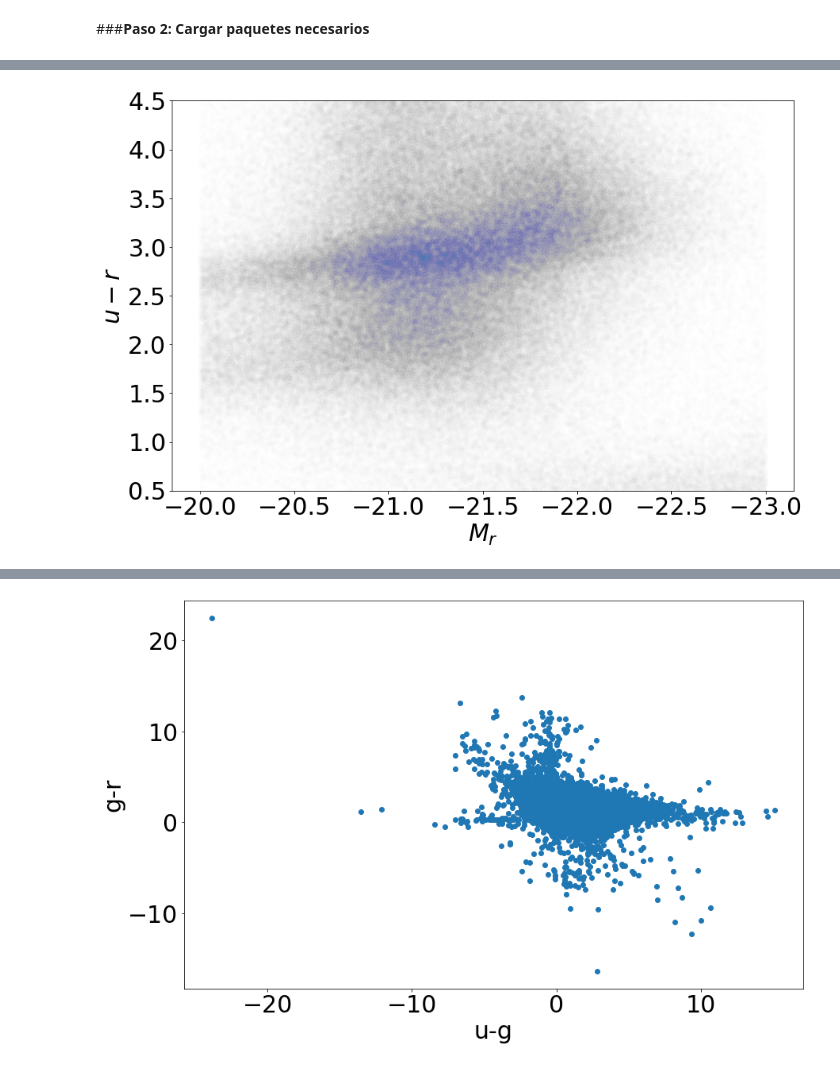
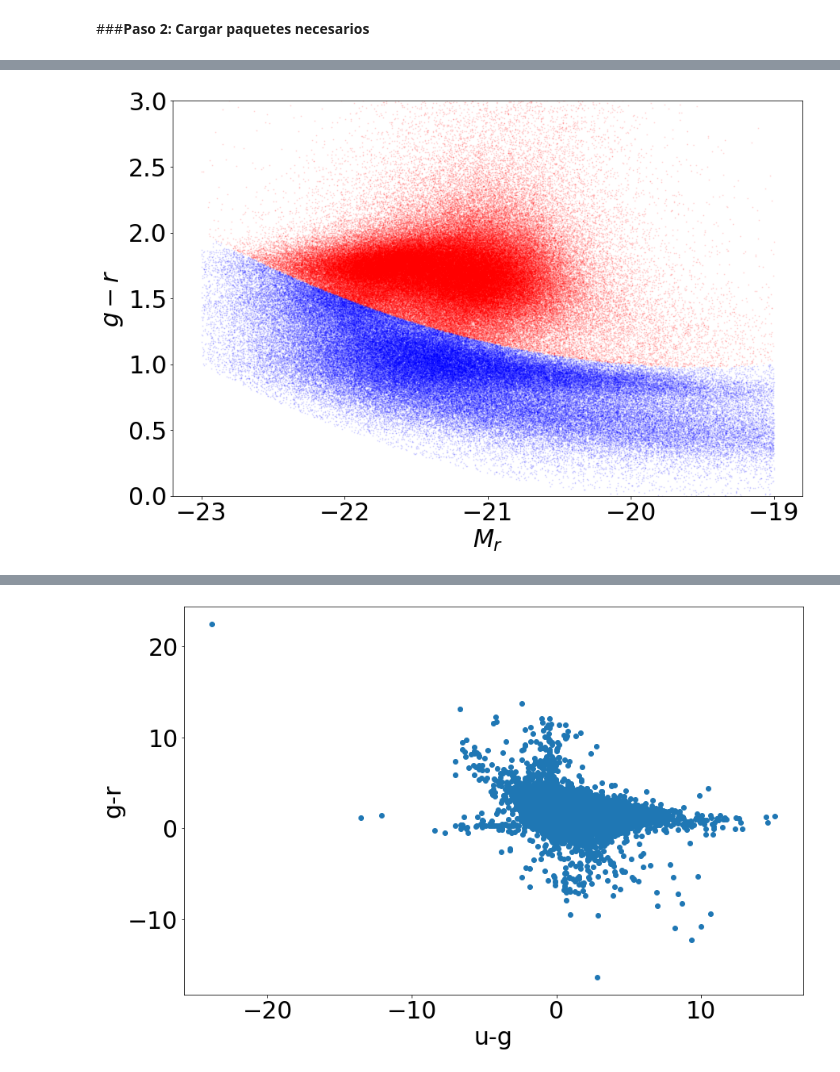
Before and after one commit to astrodatos/Clase4, a Jupyter notebook: Actividad_4_2020.ipynb, the cells around one changed output, grey strips where cells are left out. Drawn from its saved outputs; the diff is of its cells as text; code cells hidden in the pictures.

```diff
--- a/Actividad_4_2020.ipynb
+++ b/Actividad_4_2020.ipynb
@@ -57,3 +57,0 @@ All stars =  500000
-# %%
-df_new = df[df['redshift'] > 0]
-df_new = df_new.reset_index(drop=True)
@@ -71,9 +112,11 @@ df_new['Mg'] = df_new['g'] - 5*np.log10(df_new['distance']*1e6/10.)
 df_new['Mr'] = df_new['r'] - 5*np.log10(df_new['distance']*1e6/10.)
 df_new['Mi'] = df_new['i'] - 5*np.log10(df_new['distance']*1e6/10.)
 df_new['Mz'] = df_new['z'] - 5*np.log10(df_new['distance']*1e6/10.)
-
+df_new['g-r'] = df_new['g'] - df_new['r']
+df_new = df_new[df_new['class']==b'GALAXY']
 df_new = df_new[df_new['Mr']>-23]
-df_new = df_new[df_new['Mr']<-20]
+df_new = df_new[df_new['Mr']<-19]
+df_new = df_new[df_new['g-r']> (1/12.)*df_new['Mr']**2 + (13/4.)*df_new['Mr'] + 95/3.]
 df_new = df_new.reset_index(drop=True)
 # %%
 df_new
@@ -93,0 +137,17 @@ df_new
+# %%
+x = np.linspace(-23,-19,100)
+y = (1/12.)*x**2 + (13/4.)*x + 95/3.
+y2 = (1/12.)*x**2 + (13/4.)*x + 98/3.
+print(y2[0])
+
+matplotlib.rcParams.update({'font.size': 30})
+plt.figure(figsize=(14,9))
+plt.scatter(df_new['Mr'],df_new['g']-df_new['r'],alpha=0.1,s=1)
+plt.plot(x,y,c='k')
+plt.plot(x,y2,c='k')
+plt.xlabel('$M_{r}$')
+plt.ylabel('$g-r$')
+plt.gca().set_ylim([0,3])
+#plt.gca().invert_xaxis()
+plt.show()
+plt.close()
@@ -94,12 +157,18 @@ df_new
+# %%
+df_1 = df_new[df_new['g-r'] >= (1/12.)*df_new['Mr']**2 + (13/4.)*df_new['Mr'] + 98/3.]
+df_2 = df_new[df_new['g-r'] < (1/12.)*df_new['Mr']**2 + (13/4.)*df_new['Mr'] + 98/3.]
 # %%
 matplotlib.rcParams.update({'font.size': 30})
 plt.figure(figsize=(14,9))
-plt.scatter(df_new['Mr'],df_new['u']-df_new['r'],alpha=0.005)
+plt.scatter(df_1['Mr'],df_1['g']-df_1['r'],alpha=0.1,s=1,c='red')
+plt.scatter(df_2['Mr'],df_2['g']-df_2['r'],alpha=0.1,s=1,c='blue')
+#plt.plot(x,y,c='k')
+#plt.plot(x,y2,c='k')
 plt.xlabel('$M_{r}$')
-plt.ylabel('$u-r$')
-plt.gca().set_ylim([0.5,4.5])
-plt.gca().invert_xaxis()
+plt.ylabel('$g-r$')
+plt.gca().set_ylim([0,3])
+#plt.gca().invert_xaxis()
 plt.show()
 plt.close()
 # %% [output]
-[figure, old version]
+[figure, new version]
```
Also changed, not shown: parts of 13 cells of this notebook.
